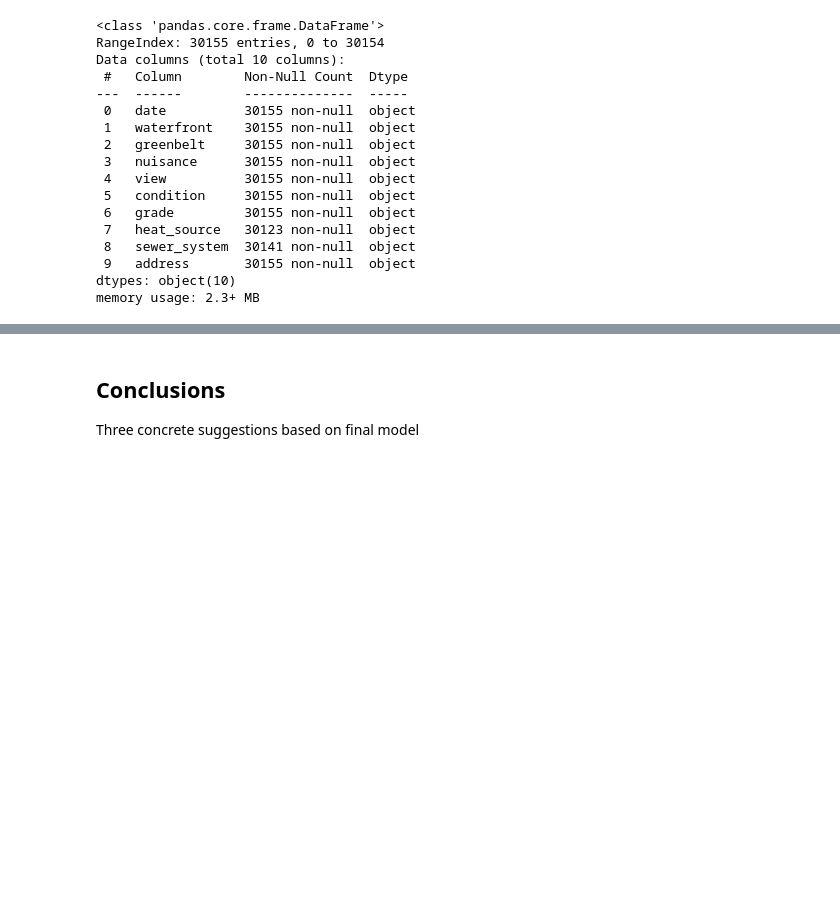
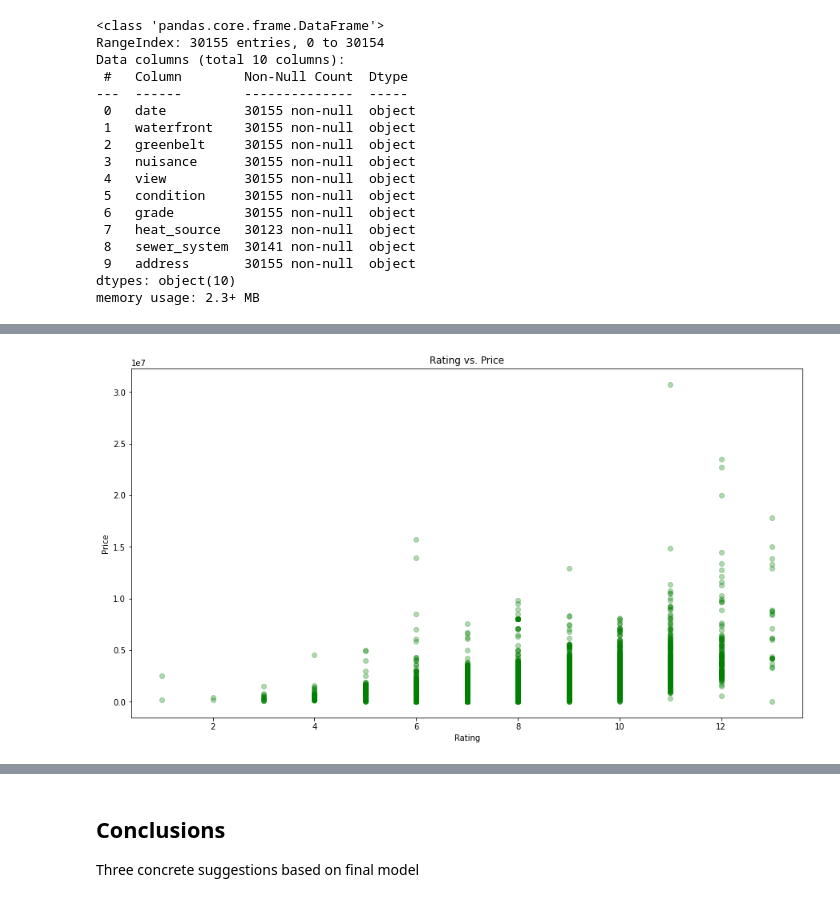
Before and after one commit to jbenedito99/dsc-phase-2-project-v2-5, a Jupyter notebook: student.ipynb, the cells around one changed output, grey strips where cells are left out. Drawn from its saved outputs; the diff is of its cells as text; code cells hidden in the pictures; blank space fills up the shorter version.

```diff
--- a/student.ipynb
+++ b/student.ipynb
@@ -265,0 +231,5 @@ Following our one-hot encoding, we can generate our linear regression model.
+# %%
+# create another copy of categorical dataframe, excluding unnecessary columns
+categorical_data_cut = house_data[['waterfront', 'greenbelt', 'nuisance', 'view', 'condition', 'grade', 'price']]
+# use .head() to visualize first five rows
+categorical_data_cut.head()
@@ -265,0 +245,4 @@ Following our one-hot encoding, we can generate our linear regression model.
+# %%
+# creating a new column with just the number from grade
+categorical_data_cut['rating'] = categorical_data_cut['grade'].str.split().apply(lambda x: x[0])
+categorical_data_cut
@@ -265,0 +305,3 @@ Following our one-hot encoding, we can generate our linear regression model.
+# %%
+# convert rating to int dtype
+categorical_data_cut['rating'] = categorical_data_cut['rating'].astype('int64')
@@ -265,0 +333,10 @@ Following our one-hot encoding, we can generate our linear regression model.
+# %%
+# creating scatterplot to visualize relationship between rating and price
+fig, ax = plt.subplots(figsize=(15,8))
+
+ax.scatter(categorical_data_cut['rating'], categorical_data_cut['price'], alpha=0.3, color="green")
+ax.set_title("Rating vs. Price")
+ax.set_xlabel("Rating")
+ax.set_ylabel("Price");
+# %% [output]
+[figure, added]
```
Also changed, not shown: parts of 52 cells of this notebook.
